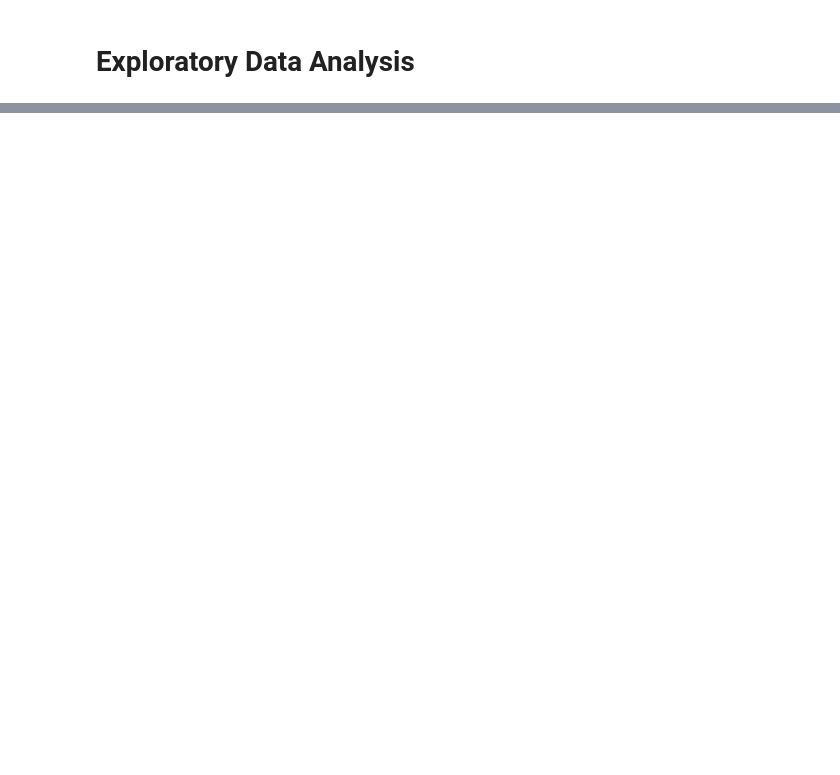
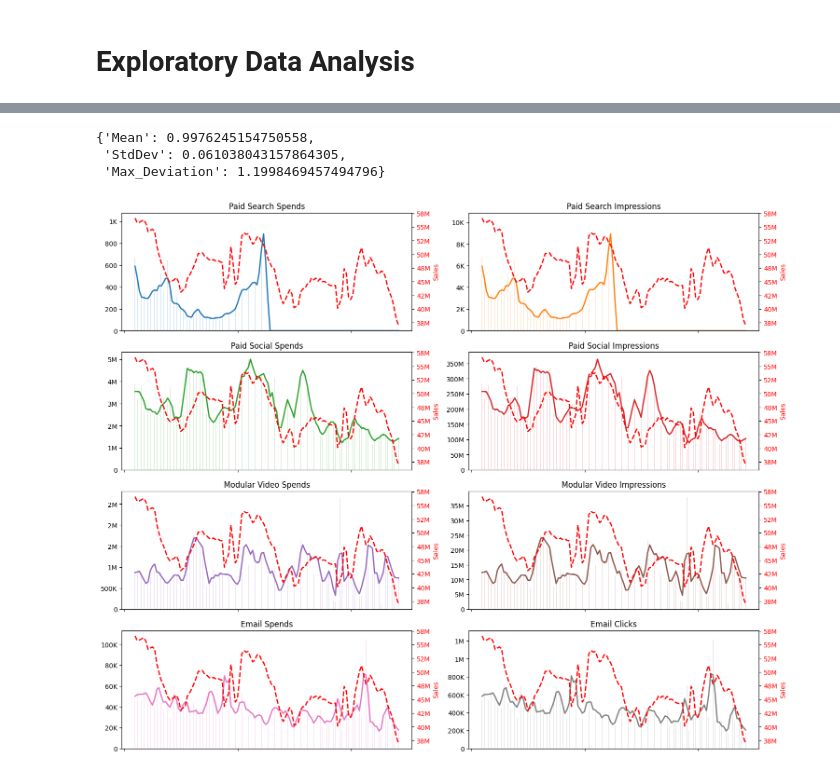
Before and after one commit to naveen3830/Python, a Jupyter notebook: Assignment/PYQ2.ipynb, the cells around one changed output, grey strips where cells are left out. Cells and saved outputs as stored; diff of their text form; code cells hidden in the pictures; blank space fills up the shorter version.

```diff
--- a/Assignment/PYQ2.ipynb
+++ b/Assignment/PYQ2.ipynb
@@ -233,0 +265,80 @@ plt.show()
+# %%
+residuals = sales_decomposition.resid.dropna()
+residual_stats = {
+    'Mean': residuals.mean(),
+    'StdDev': residuals.std(),
+    'Max_Deviation': np.abs(residuals).max()
+}
+residual_stats
+# %% [output]
+{'Mean': 0.9976245154750558,
+ 'StdDev': 0.061038043157864305,
+ 'Max_Deviation': 1.1998469457494796}
+# %%
+import pandas as pd
+import numpy as np
+import matplotlib.pyplot as plt
+from matplotlib.ticker import FuncFormatter
+import matplotlib.dates as mdates
+from scipy.signal import savgol_filter
+
+metrics = [
+    'Paid Search Spends',
+    'Paid Search Impressions',
+    'Paid Social Spends',
+    'Paid Social Impressions',
+    'Modular Video Spends',
+    'Modular Video Impressions',
+    'Email Spends',
+    'Email Clicks',
+]
+
+
+fig, axes = plt.subplots(5, 2, figsize=(15, 15), sharex=True)
+axes = axes.flatten()
+
+for i in range(len(metrics), len(axes)):
+    fig.delaxes(axes[i])
+
+colors = plt.cm.tab10
+def format_y(x, pos):
+    if x >= 1000000:
+        return f'{x/1000000:.0f}M'
+    elif x >= 1000:
+        return f'{x/1000:.0f}K'
+    else:
+        return f'{x:.0f}'
+
+for i, metric in enumerate(metrics):
+    ax = axes[i] if i < len(axes) else plt.subplot(4, 2, i + 1)
+
+    metric_data = df[['Week_Ending', metric]].copy().sort_values('Week_Ending')
+    bars = ax.bar(metric_data['Week_Ending'], metric_data[metric], alpha=0.3, color=colors(i))
+
+    window_size = 3
+    if len(metric_data) > window_size:
+        smoothed = metric_data[metric].rolling(window=window_size, center=True, min_periods=1).mean()
+        ax.plot(metric_data['Week_Ending'], smoothed, color=colors(i), linewidth=2, label=metric)
+
+    ax.set_title(metric)
+    ax.yaxis.set_major_formatter(FuncFormatter(format_y))
+
+    if metric != 'Sales':
+        ax2 = ax.twinx()
+        sales_data = df[['Week_Ending', 'Sales']].copy().sort_values('Week_Ending')
+        if len(sales_data) > window_size:
+            smoothed_sales = sales_data['Sales'].rolling(window=window_size, center=True, min_periods=1).mean()
+            ax2.plot(sales_data['Week_Ending'], smoothed_sales, color='red', linewidth=2, linestyle='--', label='Sales')
+        else:
+            ax2.plot(sales_data['Week_Ending'], sales_data['Sales'], color='red', linewidth=2, linestyle='--', label='Sales')
+        ax2.yaxis.set_major_formatter(FuncFormatter(format_y))
+        ax2.set_ylabel('Sales', color='red')
+        ax2.tick_params(axis='y', labelcolor='red')
+
+    ax.xaxis.set_major_formatter(mdates.DateFormatter('%b %Y'))
+    ax.xaxis.set_major_locator(mdates.YearLocator())
+
+plt.tight_layout()
+plt.show()
+# %% [output]
+[figure, added]
```
Also changed, not shown: parts of 31 cells of this notebook, 1 other file.
